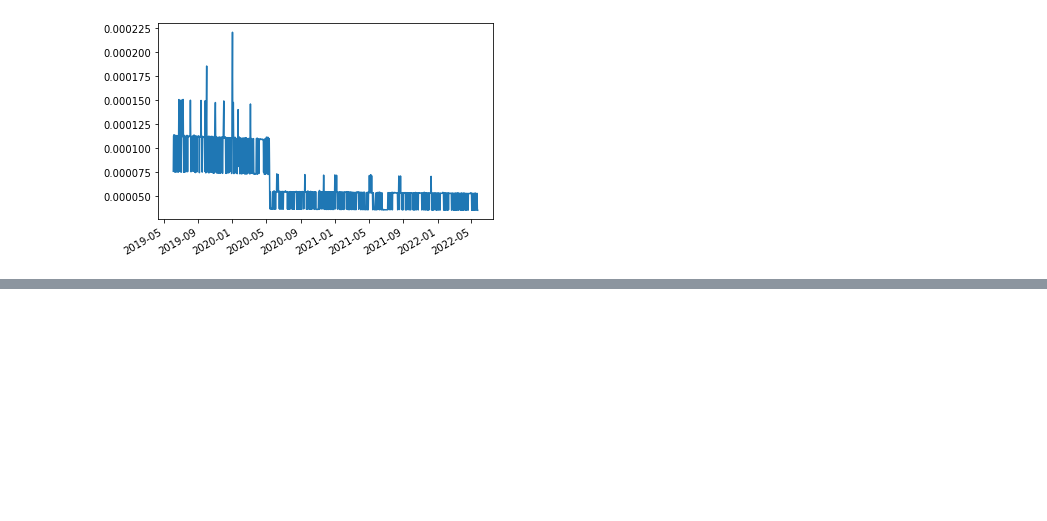
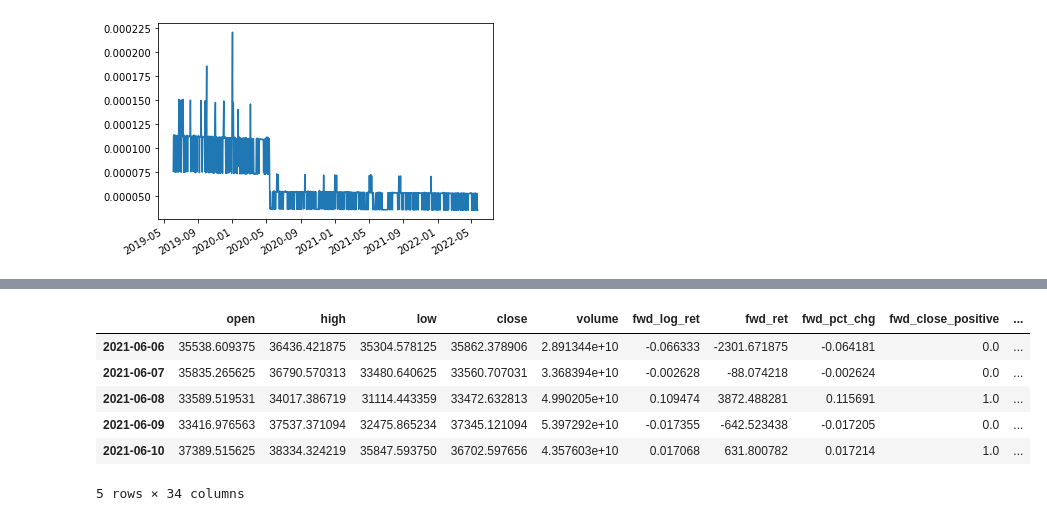
Before and after one commit to FinancialForecasters/financial_forecaster, a Jupyter notebook: waterman_notebook3.ipynb, the cells around one changed output, grey strips where cells are left out. Saved outputs shown, nothing was run; the diff lists cells and outputs as text; code cells hidden in the pictures; blank space fills up the shorter version.

```diff
--- a/waterman_notebook3.ipynb
+++ b/waterman_notebook3.ipynb
@@ -206,3 +206,5 @@ df.stock_flow_ratio.plot()
 # %% [output]
 <AxesSubplot:>
 [figure]
+# %%
+df3 = wrangle_3_df()
@@ -208,0 +229,10 @@ df.stock_flow_ratio.plot()
+# %%
+df3.head()
+# %% [output]
+|  | open | high | low | close | volume | fwd_log_ret | fwd_ret | fwd_pct_chg | fwd_close_positive | ... |
+| 2021-06-06 | 35538.609375 | 36436.421875 | 35304.578125 | 35862.378906 | 2.891344e+10 | -0.066333 | -2301.671875 | -0.064181 | 0.0 | ... |
+| 2021-06-07 | 35835.265625 | 36790.570313 | 33480.640625 | 33560.707031 | 3.368394e+10 | -0.002628 | -88.074218 | -0.002624 | 0.0 | ... |
+| 2021-06-08 | 33589.519531 | 34017.386719 | 31114.443359 | 33472.632813 | 4.990205e+10 | 0.109474 | 3872.488281 | 0.115691 | 1.0 | ... |
+| 2021-06-09 | 33416.976563 | 37537.371094 | 32475.865234 | 37345.121094 | 5.397292e+10 | -0.017355 | -642.523438 | -0.017205 | 0.0 | ... |
+| 2021-06-10 | 37389.515625 | 38334.324219 | 35847.593750 | 36702.597656 | 4.357603e+10 | 0.017068 | 631.800782 | 0.017214 | 1.0 | ... |
+5 rows × 34 columns
```
Also changed, not shown: parts of 7 cells of this notebook.
